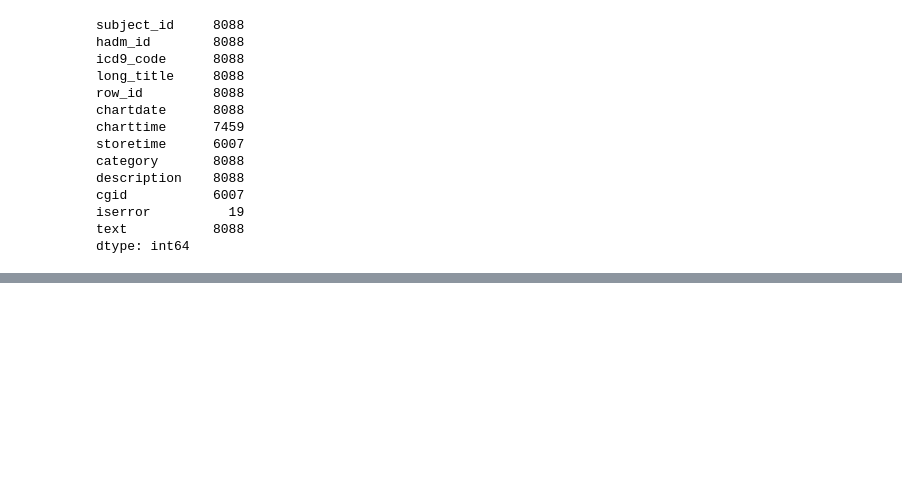
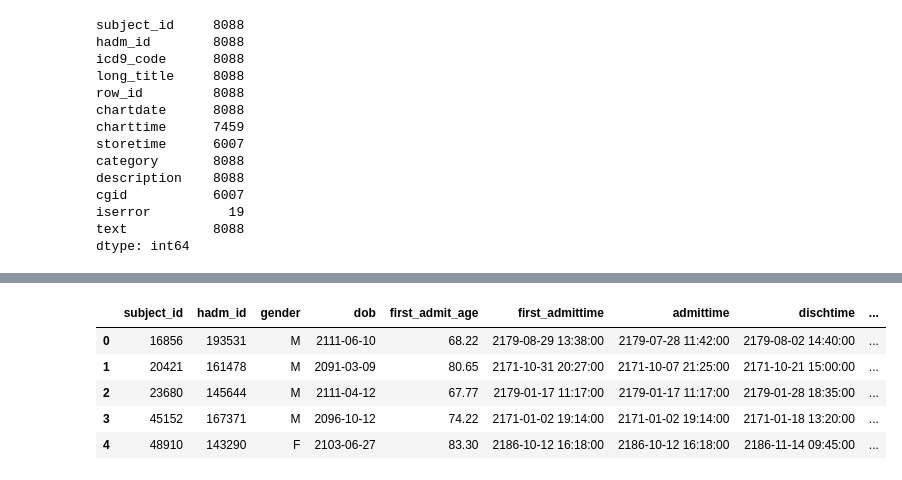
Before and after one commit to anaeliaovalle/mimic3_research, a Jupyter notebook: MIMIC3 Project.ipynb, the cells around one changed output, grey strips where cells are left out. Cells and saved outputs as stored; diff of their text form; code cells hidden in the pictures; blank space fills up the shorter version.

```diff
--- a/MIMIC3 Project.ipynb
+++ b/MIMIC3 Project.ipynb
@@ -758,0 +1271,11 @@ p_notes.to_csv('/Users/eightiesfanjan/Desktop/research/mimic3_research/p_notes.c
+# %%
+no_steroid = pd.merge(df_demo,df_no_steroid,on= ['subject_id', 'hadm_id', 'admittime'] )
+# %%
+no_steroid.head()
+# %% [output]
+|  | subject_id | hadm_id | gender | dob | first_admit_age | first_admittime | admittime | dischtime | ... |
+| 0 | 16856 | 193531 | M | 2111-06-10 | 68.22 | 2179-08-29 13:38:00 | 2179-07-28 11:42:00 | 2179-08-02 14:40:00 | ... |
+| 1 | 20421 | 161478 | M | 2091-03-09 | 80.65 | 2171-10-31 20:27:00 | 2171-10-07 21:25:00 | 2171-10-21 15:00:00 | ... |
+| 2 | 23680 | 145644 | M | 2111-04-12 | 67.77 | 2179-01-17 11:17:00 | 2179-01-17 11:17:00 | 2179-01-28 18:35:00 | ... |
+| 3 | 45152 | 167371 | M | 2096-10-12 | 74.22 | 2171-01-02 19:14:00 | 2171-01-02 19:14:00 | 2171-01-18 13:20:00 | ... |
+| 4 | 48910 | 143290 | F | 2103-06-27 | 83.30 | 2186-10-12 16:18:00 | 2186-10-12 16:18:00 | 2186-11-14 09:45:00 | ... |
```
Also changed, not shown: parts of 15 cells of this notebook, 2 other files.
